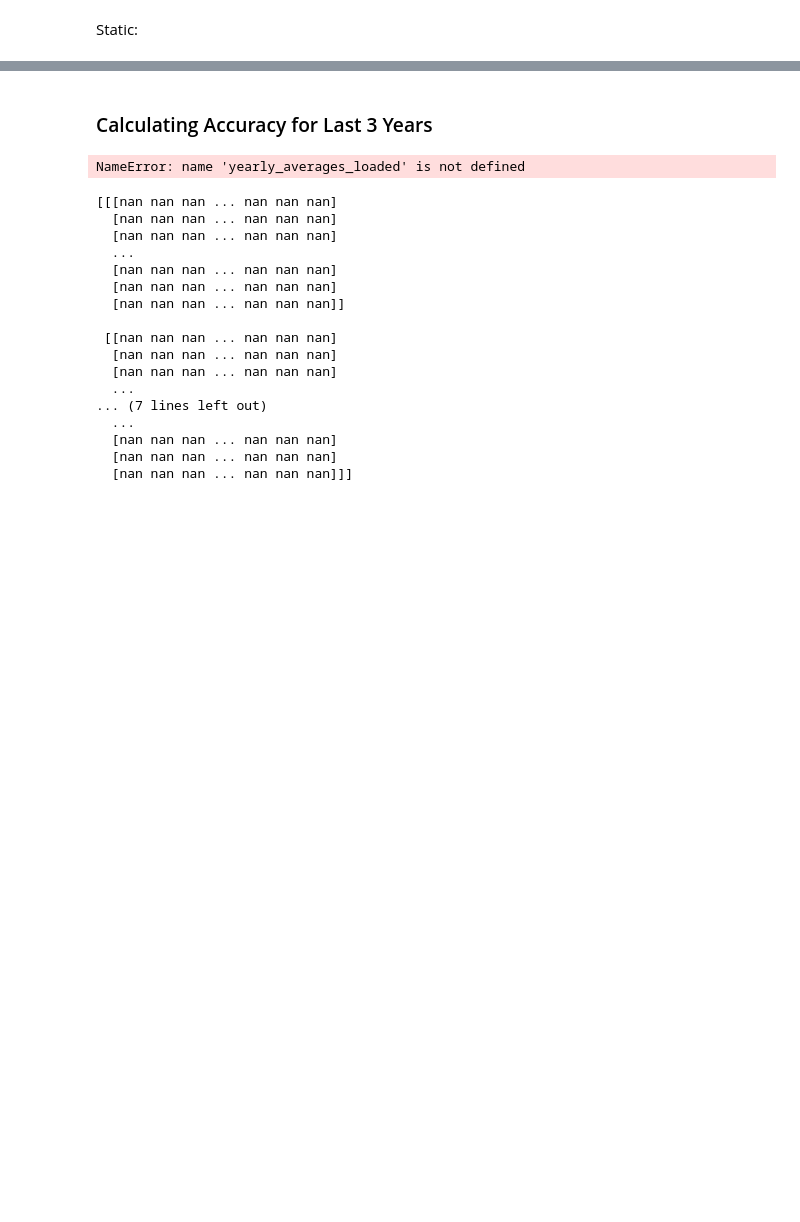
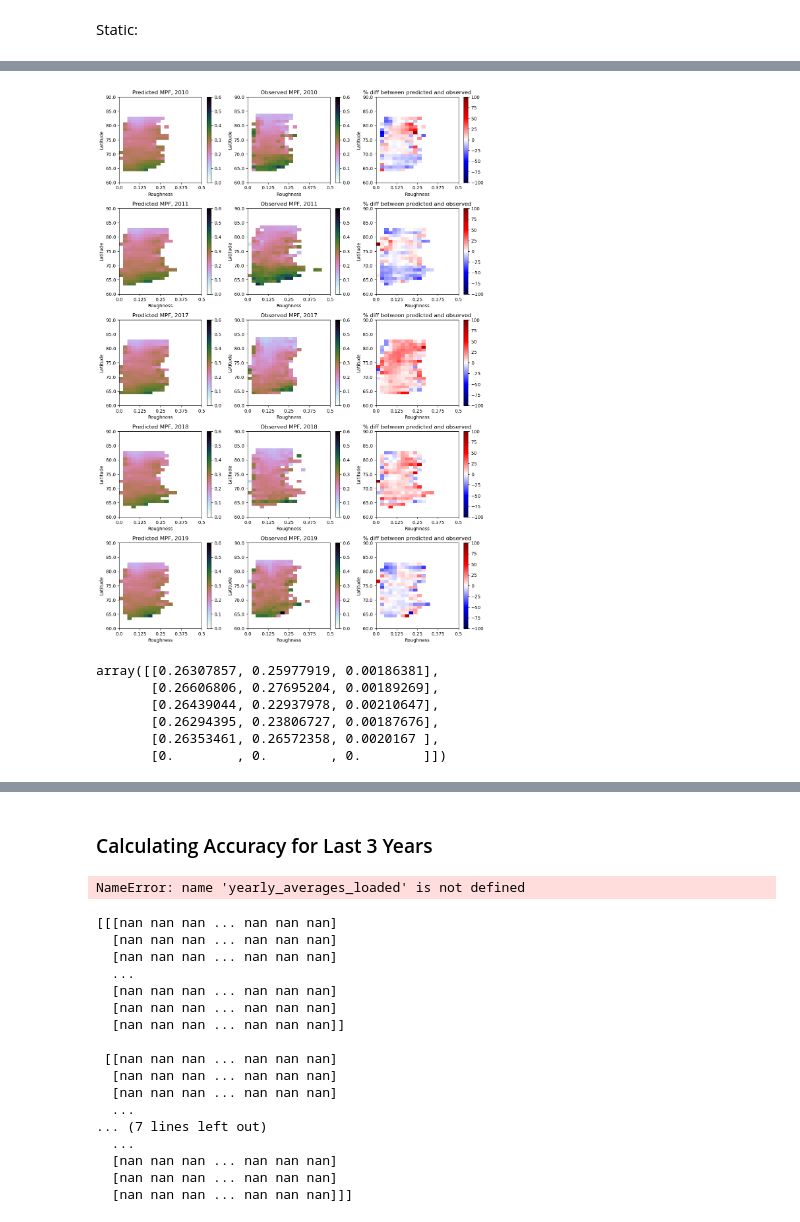
Before and after one commit to rhtweedie/modelled_mpf_with_advection, a Jupyter notebook: lat_analysis_take_2.ipynb, the cells around one changed output, grey strips where cells are left out. Drawn from its saved outputs; the diff is of its cells as text; code cells hidden in the pictures; blank space fills up the shorter version.

Commit message:
Plot predicted and observed maps of MPF

```diff
--- a/lat_analysis_take_2.ipynb
+++ b/lat_analysis_take_2.ipynb
@@ -450,3 +475,14 @@ plt.show()
 [figure]
 # %% [markdown]
 ### Plot predicted and observed MPF for all years with advected SIR:
+# %%
+# retrieve all observed MPFs:
+YEARS = [2010, 2011, 2017, 2018, 2019]
+all_observed_mpfs = np.zeros((len(YEARS), 1000000))
+
+for y in range(len(YEARS)):
+    year_mpf,_,_,_,_ = load_observed_mpf(YEARS[y], x_MISR, y_MISR)
+    all_observed_mpfs[y,:] = year_mpf.reshape(1000000)
+
+overall_mean_observed_mpfs = np.nanmean(all_observed_mpfs, axis=0)
+np.shape(overall_mean_observed_mpfs)
@@ -796,0 +493,46 @@ Loaded MISR data
+# %%
+YEARS = [2010, 2011, 2017, 2018, 2019]
+
+all_static_predictions = np.zeros((len(YEARS), 1000000))
+results_static = np.zeros((len(YEARS), 3))
+fig = plt.figure(figsize=(12,20))
+
+for y in range(len(YEARS)):
+    year = YEARS[y]
+
+    april_MISR, lon_MISR, lat_MISR, x_MISR, y_MISR = load_static_MISR(year)
+    mean_observed_mpf, lon_mpf, lat_mpf, x_mpf, y_mpf = load_observed_mpf(year, x_MISR, y_MISR)
+
+    predicted_mpf_static = predict_mpf(april_MISR, lat_MISR, mean_static_bins)
+    all_static_predictions[y] = predicted_mpf_static.ravel()
+
+    observed_year_average = calculate_binned_averages(mean_observed_mpf, april_MISR, lat_MISR)
+    predicted_year_average = calculate_binned_averages(predicted_mpf_static, april_MISR, lat_MISR)
+
+    results_static[y,0] = np.nanmean(predicted_year_average)
+    results_static[y,1] = np.nanmean(observed_year_average)
+    results_static[y,2] = np.nanmean((np.square(predicted_year_average - observed_year_average)))
+
+    plt.subplot(6,3,y*3+1)
+    plot_bins(predicted_year_average, 'cubehelix_r', 0, 0.6, f'Predicted MPF, {year}')
+
+    plt.subplot(6,3,y*3+2)
+    plot_bins(observed_year_average, 'cubehelix_r', 0, 0.6, f'Observed MPF, {year}')
+
+    plt.subplot(6,3,y*3+3)
+    plot_bins(perc_diff(predicted_year_average, observed_year_average), 'seismic', -100, 100, f'% diff between predicted and observed')
+
+# Show the plot
+fig.tight_layout()
+plt.show()
+# %% [output]
+[figure, added]
+# %%
+results_static
+# %% [output]
+array([[0.26307857, 0.25977919, 0.00186381],
+       [0.26606806, 0.27695204, 0.00189269],
+       [0.26439044, 0.22937978, 0.00210647],
+       [0.26294395, 0.23806727, 0.00187676],
+       [0.26353461, 0.26572358, 0.0020167 ],
+       [0.        , 0.        , 0.        ]])
```
Also changed, not shown: parts of 14 cells of this notebook.
